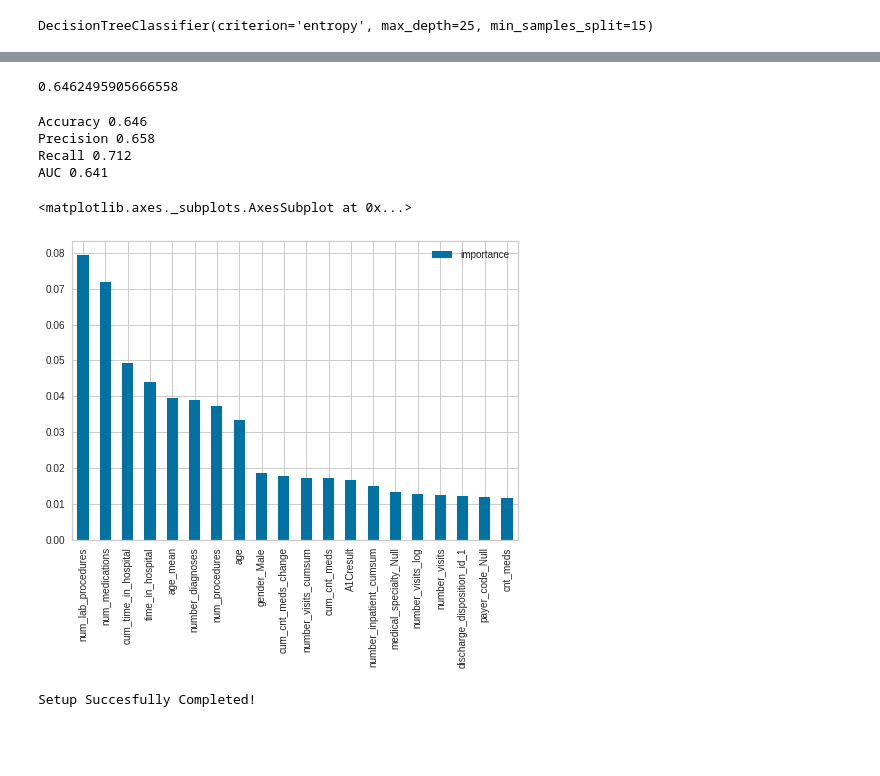
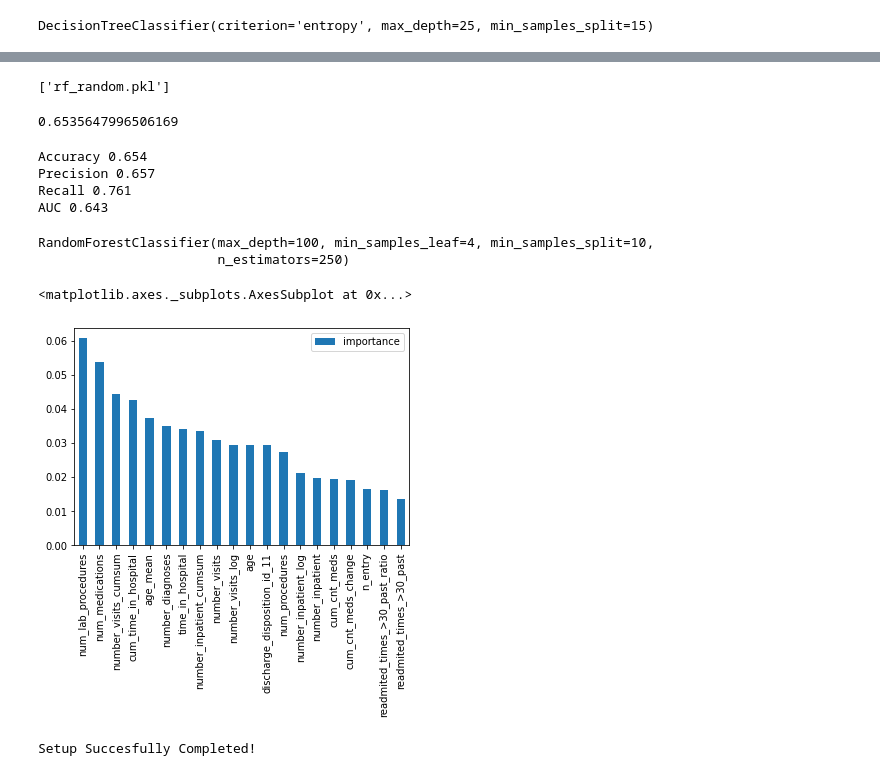
Before and after one commit to datorresb/uci_diabetes, a Jupyter notebook: David_Torres.ipynb, the cells around one changed output, grey strips where cells are left out. Saved outputs shown, nothing was run; the diff lists cells and outputs as text; code cells hidden in the pictures; blank space fills up the shorter version.

```diff
--- a/David_Torres.ipynb
+++ b/David_Torres.ipynb
@@ -845,7 +845,7 @@ df_model.shape
 # %%
 from imblearn.over_sampling import SMOTE
 
-balanced = False
+balanced = True
 
 X_train, X_test, y_train, y_test = train_test_split(df_model.iloc[:,:-5], df_model.iloc[:,-2], test_size=0.10)
 
@@ -926,7 +926,7 @@ df_importance.plot(kind='bar')
 from sklearn.ensemble import RandomForestClassifier
 from sklearn.model_selection import RandomizedSearchCV
 # %%
-rf_random = RandomForestClassifier()
+rf = RandomForestClassifier()
 # %%
 random_grid = {'bootstrap': [True, False],
  'max_depth': [100, 250],
@@ -952,10 +966,12 @@ AttributeError: 'RandomForestClassifier' object has no attribute 'best_estimator
 # %%
 import joblib
 joblib.dump(rf_random, 'rf_random.pkl')
+# %% [output]
+['rf_random.pkl']
 # %%
 rf_random.score(X_dev, y_dev)
 # %% [output]
-0.6462495905666558
+0.6535647996506169
 # %%
 y_dev_predict = rf_random.predict(X_dev)
 # %%
@@ -964,18 +980,23 @@ print("Precision {0:.3f}".format(precision_score(y_dev, y_dev_predict)))
 print("Recall {0:.3f}".format(recall_score(y_dev, y_dev_predict)))
 print("AUC {0:.3f}".format(roc_auc_score(y_dev, y_dev_predict)))
 # %% [output]
-Accuracy 0.646
-Precision 0.658
-Recall 0.712
-AUC 0.641
+Accuracy 0.654
+Precision 0.657
+Recall 0.761
+AUC 0.643
+# %%
+rf_random.best_estimator_
+# %% [output]
+RandomForestClassifier(max_depth=100, min_samples_leaf=4, min_samples_split=10,
+                       n_estimators=250)
 # %%
-df_importance = pd.DataFrame(rf_random.feature_importances_,
+df_importance = pd.DataFrame(rf_random.best_estimator_.feature_importances_,
                              index=X_train.columns,
                              columns=['importance']).sort_values('importance', ascending=False).head(20)
 df_importance.plot(kind='bar')
 # %% [output]
 <matplotlib.axes._subplots.AxesSubplot at 0x...>
-[figure, old version]
+[figure, new version]
 # %%
 from pycaret.classification import *
 # %%
```
Also changed, not shown: parts of 29 cells of this notebook, 1 other file.
